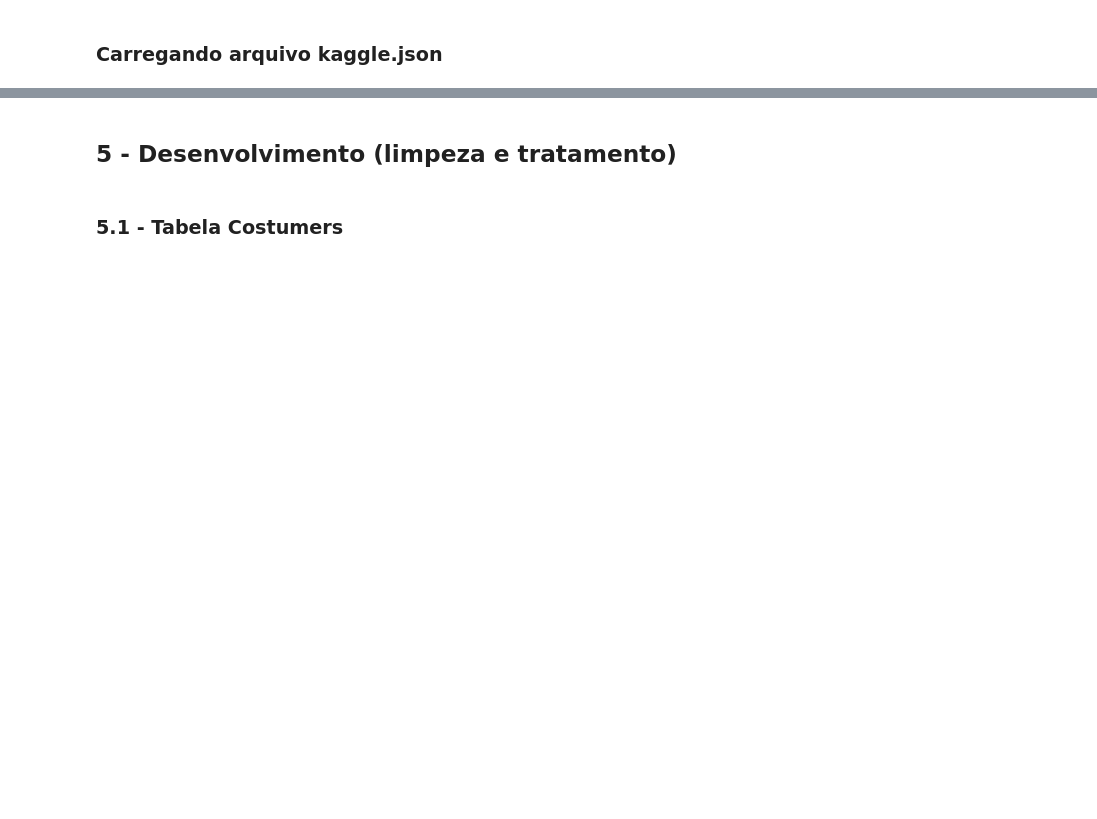
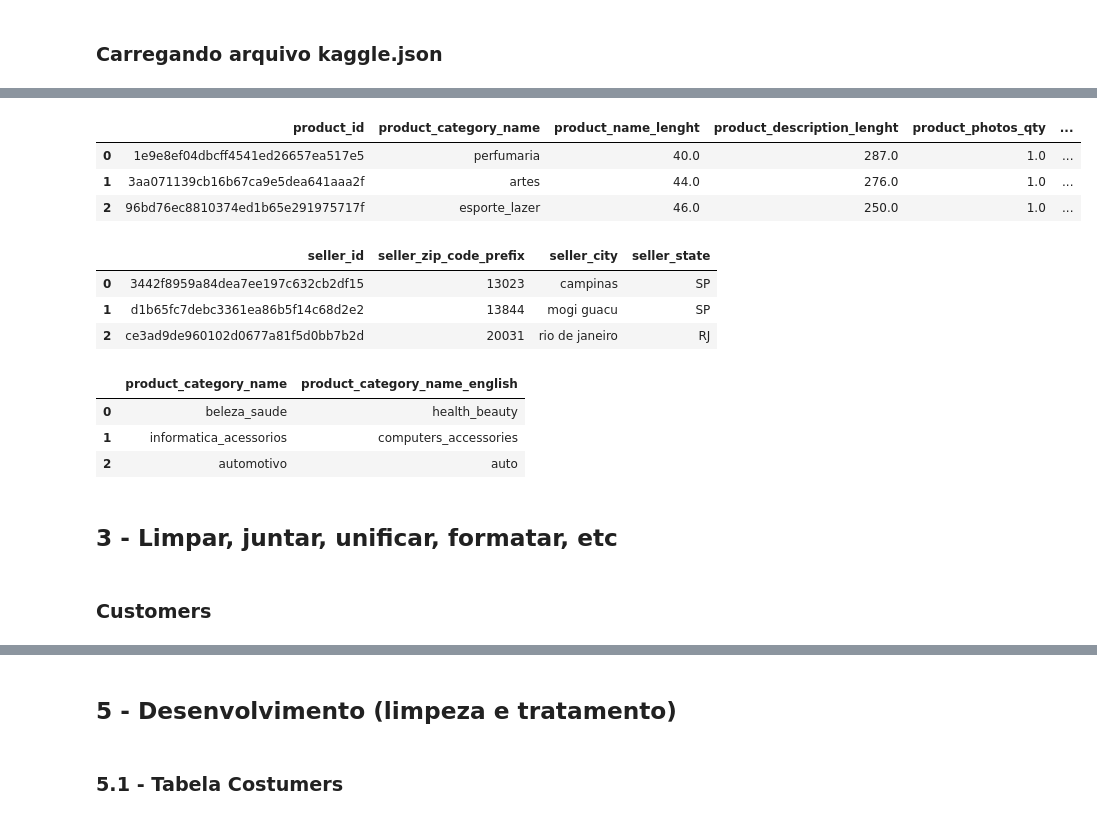
Before and after one commit to michelprosite/Trilha_Engenharia_Dados, a Jupyter notebook: desafio_ds.ipynb, the cells around one changed output, grey strips where cells are left out. Drawn from its saved outputs; the diff is of its cells as text; code cells hidden in the pictures; blank space fills up the shorter version.

```diff
--- a/desafio_ds.ipynb
+++ b/desafio_ds.ipynb
@@ -437,0 +294,28 @@ Por fim, seria importante utilizar técnicas de visualização de dados para apr
+# %%
+products = pd.read_csv('kaggle_csv/olist_products_dataset.csv')
+products.head(3)
+# %% [output]
+|  | product_id | product_category_name | product_name_lenght | product_description_lenght | product_photos_qty | ... |
+| 0 | 1e9e8ef04dbcff4541ed26657ea517e5 | perfumaria | 40.0 | 287.0 | 1.0 | ... |
+| 1 | 3aa071139cb16b67ca9e5dea641aaa2f | artes | 44.0 | 276.0 | 1.0 | ... |
+| 2 | 96bd76ec8810374ed1b65e291975717f | esporte_lazer | 46.0 | 250.0 | 1.0 | ... |
+# %%
+sellers = pd.read_csv('kaggle_csv/olist_sellers_dataset.csv')
+sellers.head(3)
+# %% [output]
+|  | seller_id | seller_zip_code_prefix | seller_city | seller_state |
+| 0 | 3442f8959a84dea7ee197c632cb2df15 | 13023 | campinas | SP |
+| 1 | d1b65fc7debc3361ea86b5f14c68d2e2 | 13844 | mogi guacu | SP |
+| 2 | ce3ad9de960102d0677a81f5d0bb7b2d | 20031 | rio de janeiro | RJ |
+# %%
+category = pd.read_csv('kaggle_csv/product_category_name_translation.csv')
+category.head(3)
+# %% [output]
+|  | product_category_name | product_category_name_english |
+| 0 | beleza_saude | health_beauty |
+| 1 | informatica_acessorios | computers_accessories |
+| 2 | automotivo | auto |
+# %% [markdown]
+## 3 - Limpar, juntar, unificar, formatar, etc
+# %% [markdown]
+### Customers
```
Also changed, not shown: parts of 110 cells of this notebook, 11 other files.
